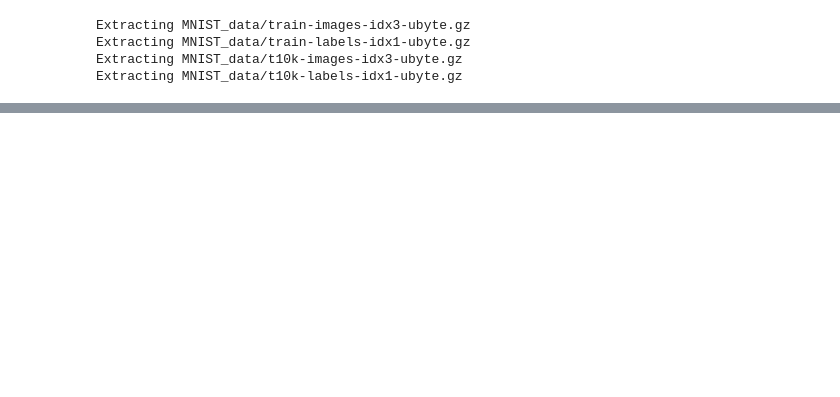
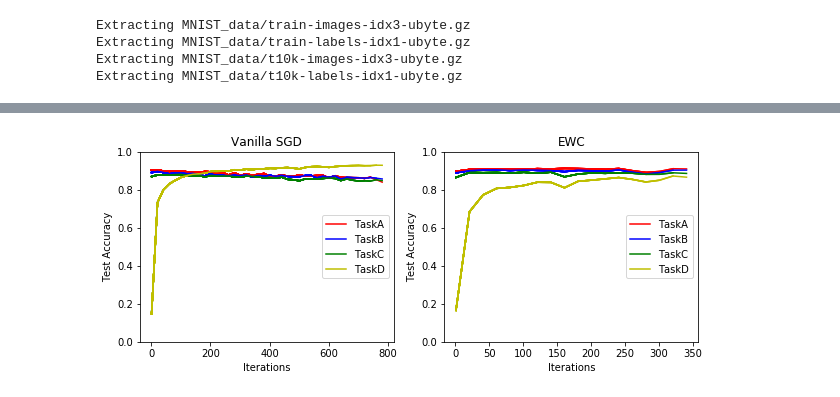
Before and after one commit to yashkant/Elastic-Weight-Consolidation, a Jupyter notebook: main.ipynb, the cells around one changed output, grey strips where cells are left out. Cells and saved outputs as stored; diff of their text form; code cells hidden in the pictures; blank space fills up the shorter version.

```diff
--- a/main.ipynb
+++ b/main.ipynb
@@ -128,0 +132,4 @@ ValueError: None values not supported.
+# %%
+train_model(model, mnist4, [mnist, mnist2, mnist3, mnist4], 800, 20, [0, 20]) # train on task-D
+# %% [output]
+[figure, added]
```
Also changed, not shown: parts of 8 cells of this notebook, 2 other files.
